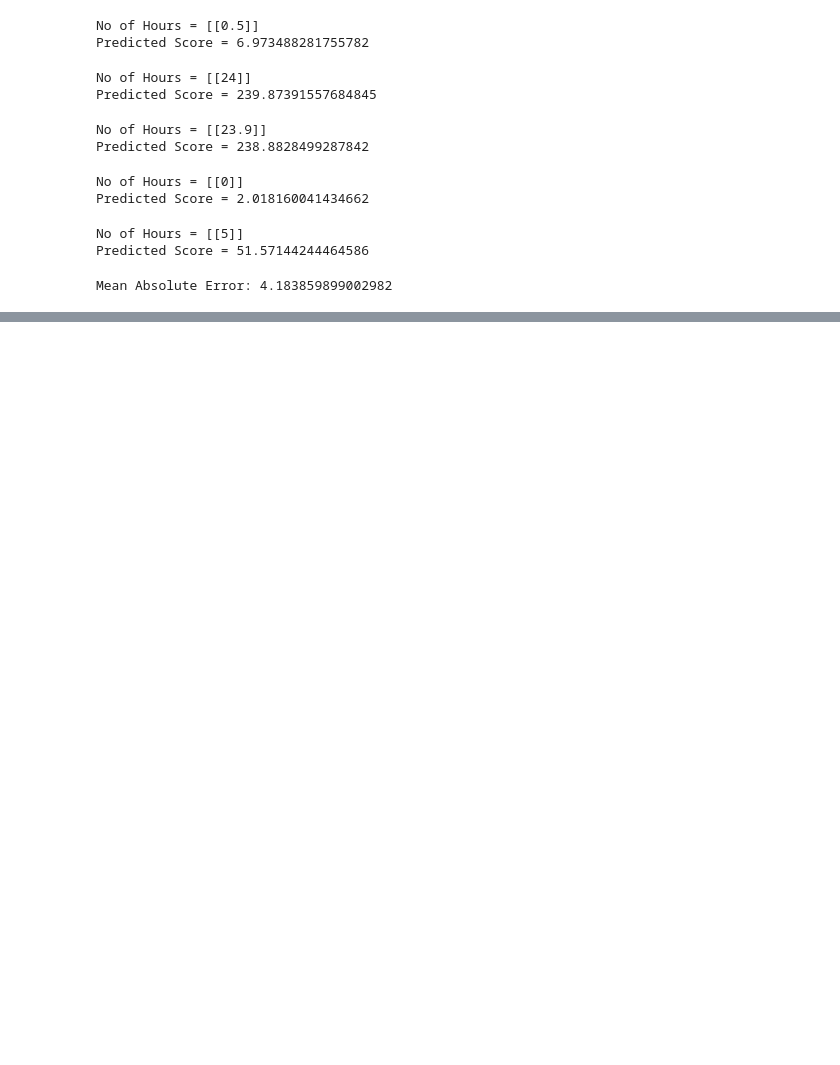
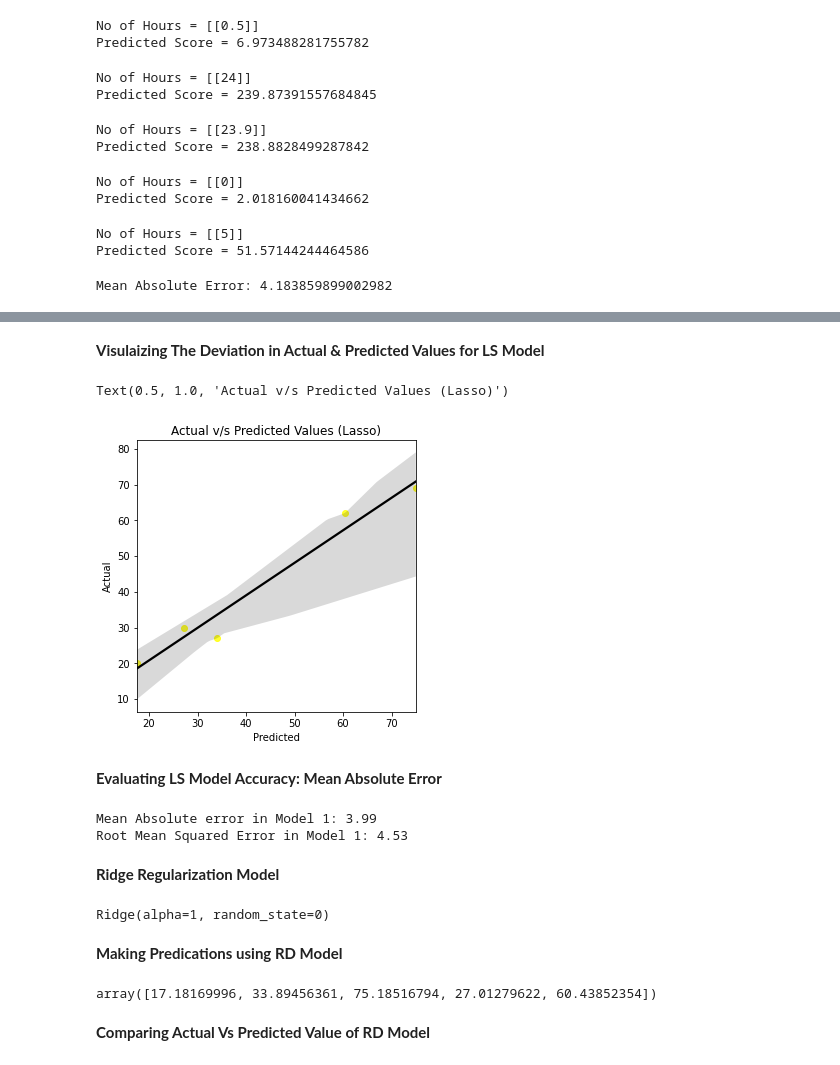
Before and after one commit to harshnagoriya/Machine-Learning-Concepts, a Jupyter notebook: basics/Supervised_Machine_Learning.ipynb, the cells around one changed output, grey strips where cells are left out. Saved outputs shown, nothing was run; the diff lists cells and outputs as text; code cells hidden in the pictures; blank space fills up the shorter version.

```diff
--- a/basics/Supervised_Machine_Learning.ipynb
+++ b/basics/Supervised_Machine_Learning.ipynb
@@ -117,0 +221,4 @@ Mean Absolute Error: 4.183859899002982
+# %%
+from sklearn.linear_model import Lasso
+LSmodel=Lasso(alpha=1,random_state=0)
+LSmodel.fit(X_train,y_train)
@@ -117,0 +229,3 @@ Mean Absolute Error: 4.183859899002982
+# %%
+LSpred=LSmodel.predict(X_test)
+LSpred
@@ -117,0 +236,3 @@ Mean Absolute Error: 4.183859899002982
+# %%
+df = pd.DataFrame({'Actual': y_test, 'Predicted': LSpred})
+df
@@ -117,0 +246,39 @@ Mean Absolute Error: 4.183859899002982
+# %% [markdown]
+**Visulaizing The Deviation in Actual & Predicted Values for LS Model**
+# %%
+plt.figure(figsize=(5,5))
+sns.regplot('Predicted','Actual',data=df,line_kws={'color':'black'},scatter_kws={'color':'yellow'},marker='o')
+plt.title('Actual v/s Predicted Values (Lasso)')
+# %% [output]
+Text(0.5, 1.0, 'Actual v/s Predicted Values (Lasso)')
+[figure, added]
+# %% [markdown]
+**Evaluating LS Model Accuracy: Mean Absolute Error**
+# %%
+from sklearn.metrics import mean_absolute_error,mean_squared_error
+
+LSerr1=mean_absolute_error(LSpred,y_test)
+LSerr2=np.sqrt(mean_squared_error(y_test,LSpred))
+print('Mean Absolute error in Model 1:',LSerr1.round(2))
+print('Root Mean Squared Error in Model 1:',LSerr2.round(2))
+# %% [output]
+Mean Absolute error in Model 1: 3.99
+Root Mean Squared Error in Model 1: 4.53
+# %% [markdown]
+**Ridge Regularization Model**
+# %%
+from sklearn.linear_model import Ridge
+
+RDmodel=Ridge(alpha=1,random_state=0)
+RDmodel.fit(X_train,y_train)
+# %% [output]
+Ridge(alpha=1, random_state=0)
+# %% [markdown]
+**Making Predications using RD Model**
+# %%
+RDpred=RDmodel.predict(X_test)
+RDpred
+# %% [output]
+array([17.18169996, 33.89456361, 75.18516794, 27.01279622, 60.43852354])
+# %% [markdown]
+**Comparing Actual Vs Predicted Value of RD Model**
```
Also changed, not shown: parts of 53 cells of this notebook.
